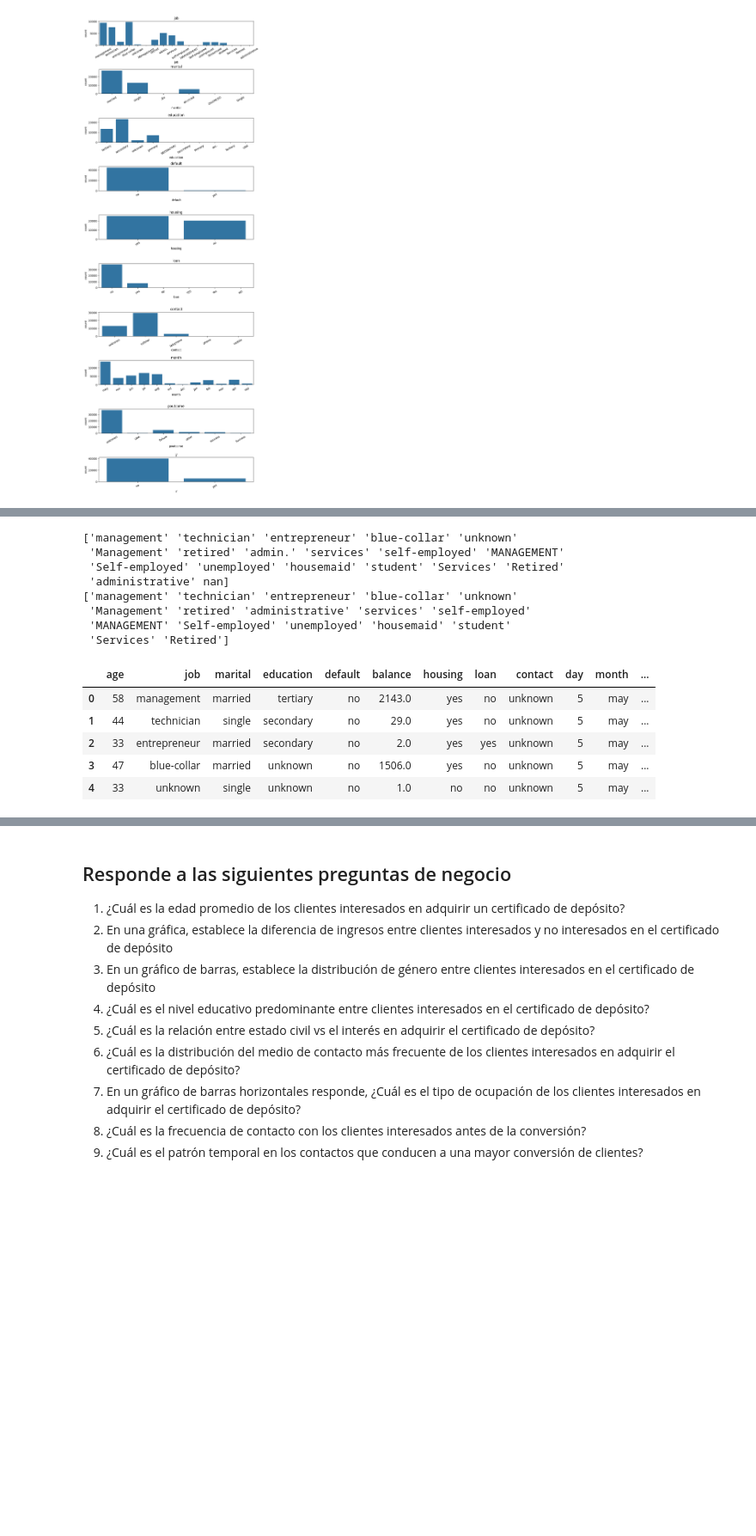
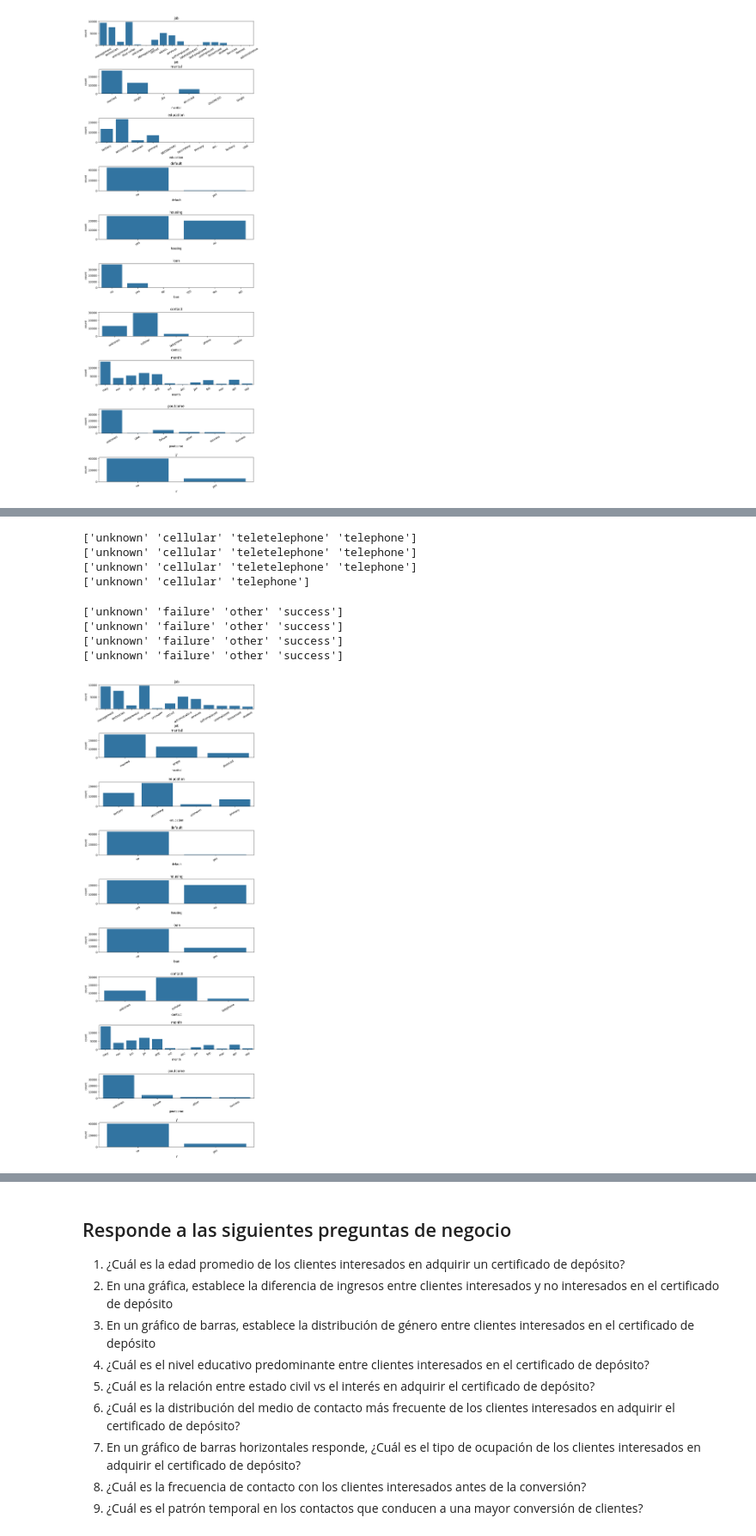
Before and after one commit to SebastianCastillo180/MinTIC, a Jupyter notebook: MINTIC.ipynb, the cells around one changed output, grey strips where cells are left out. Shown: that part at 86% size. Saved outputs shown, nothing was run; the diff lists cells and outputs as text; code cells hidden in the pictures; blank space fills up the shorter version.

```diff
--- a/MINTIC.ipynb
+++ b/MINTIC.ipynb
@@ -566,7 +583,7 @@ El número total de registros debería ser 45.215. Sin embargo columnas como "jo
 Por ser tan pocos los datos  faltantes optaremos por eliminar las filas correspondientes:
 # %%
 ### Eliminar filas con "Age" > 100
-print(f'Tamaño del set antes de eliminar registros de edad:{data.shape}')
-data = data.drop(data[data['age'] > 100].index)
-print(f'Tamaño del set despues de eliminar registros de duraciín: {data.shape}')
+print(f'Tamaño del set antes de eliminar registros de edad: {data2.shape}')
+data2 = data2.drop(data2[data2['age'] > 100].index)
+print(f'Tamaño del set despues de eliminar registros de duraciín: {data2.shape}')
 # %% [output]
@@ -604,24 +739,45 @@ for i, col in enumerate(cols_cat):
 # %%
-## Generamos un diccionario para remplazar los valores que generan ruido.
+## Generamos un diccionario para remplazar los valores que generan ruido de la columna contact.
 
-print(data['job'].unique())
-data2['job'] = data2['job'].str.replace('admin.','administrative', regex=False)
-print(data2['job'].unique())
+print(data2['contact'].unique())
+data2['contact'] = data2['contact'].str.replace('mobile','cellular', regex=False)
+print(data2['contact'].unique())
+
+print(data2['contact'].unique())
+data2['contact'] = data2['contact'].str.replace('teletelephone','telephone', regex=False)
+print(data2['contact'].unique())
 # %% [output]
-['management' 'technician' 'entrepreneur' 'blue-collar' 'unknown'
- 'Management' 'retired' 'admin.' 'services' 'self-employed' 'MANAGEMENT'
- 'Self-employed' 'unemployed' 'housemaid' 'student' 'Services' 'Retired'
- 'administrative' nan]
-['management' 'technician' 'entrepreneur' 'blue-collar' 'unknown'
- 'Management' 'retired' 'administrative' 'services' 'self-employed'
- 'MANAGEMENT' 'Self-employed' 'unemployed' 'housemaid' 'student'
- 'Services' 'Retired']
+['unknown' 'cellular' 'teletelephone' 'telephone']
+['unknown' 'cellular' 'teletelephone' 'telephone']
+['unknown' 'cellular' 'teletelephone' 'telephone']
+['unknown' 'cellular' 'telephone']
-# %%
-data.head()
-# %% [output]
-|  | age | job | marital | education | default | balance | housing | loan | contact | day | month | ... |
-| 0 | 58 | management | married | tertiary | no | 2143.0 | yes | no | unknown | 5 | may | ... |
-| 1 | 44 | technician | single | secondary | no | 29.0 | yes | no | unknown | 5 | may | ... |
-| 2 | 33 | entrepreneur | married | secondary | no | 2.0 | yes | yes | unknown | 5 | may | ... |
-| 3 | 47 | blue-collar | married | unknown | no | 1506.0 | yes | no | unknown | 5 | may | ... |
-| 4 | 33 | unknown | single | unknown | no | 1.0 | no | no | unknown | 5 | may | ... |
+# %%
+## Generamos un diccionario para remplazar los valores que generan ruido de la columna poutcome.
+
+print(data2['poutcome'].unique())
+data2['poutcome'] = data2['poutcome'].str.replace('Success','success', regex=False)
+print(data2['poutcome'].unique())
+
+print(data2['poutcome'].unique())
+data2['poutcome'] = data2['poutcome'].str.replace('UNK','unknown', regex=False)
+print(data2['poutcome'].unique())
+# %% [output]
+['unknown' 'failure' 'other' 'success']
+['unknown' 'failure' 'other' 'success']
+['unknown' 'failure' 'other' 'success']
+['unknown' 'failure' 'other' 'success']
+# %%
+### Se realiza las graficas de los subniveles de cada variable categoricas las cuales se les realizo la limpieza.
+cols_cat = ['job','marital','education','default',
+            'housing','loan','contact','month','poutcome','y']
+
+fig,ax = plt.subplots(nrows=10, ncols=1, figsize=(10,30))
+fig.subplots_adjust(hspace=1)
+
+for i, col in enumerate(cols_cat):
+  sns.countplot(x=col, data=data2, ax=ax[i])
+
+  ax[i].set_title(col)
+  ax[i].set_xticklabels(ax[i].get_xticklabels(),rotation = 30)
+# %% [output]
+[figure, added]
```
Also changed, not shown: parts of 16 cells of this notebook.
